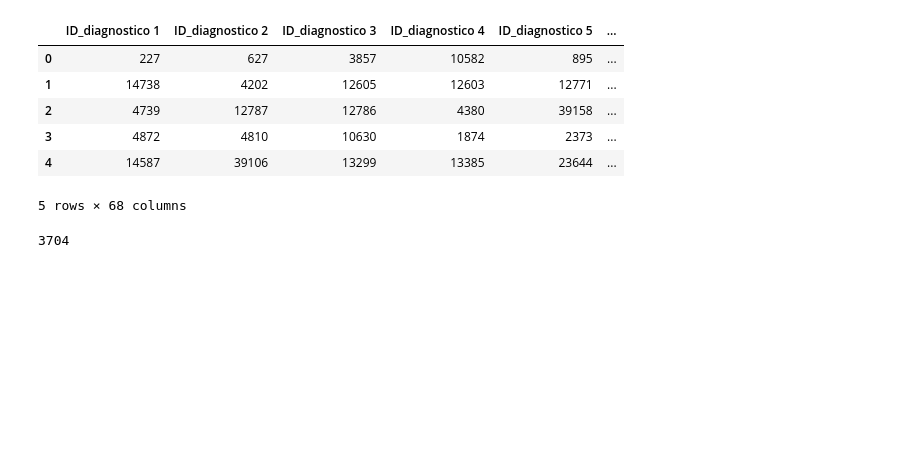
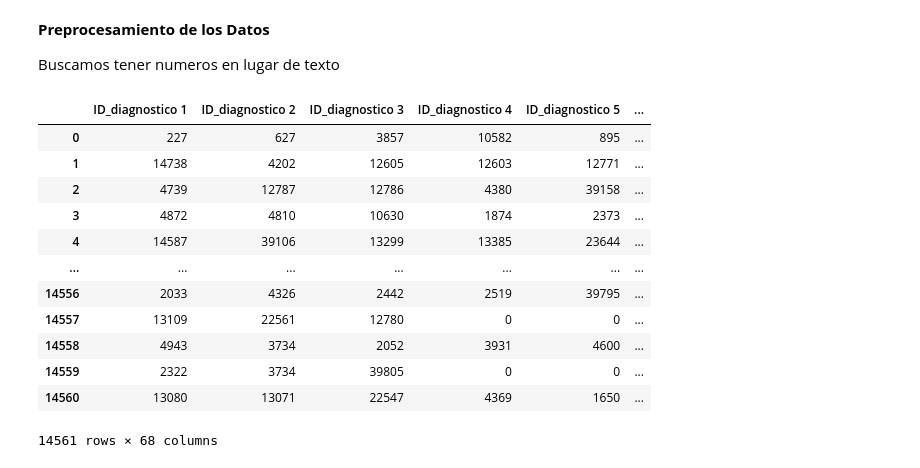
Before and after one commit to NicoElHulk/Proyecto1_ML, a Jupyter notebook: src/main.ipynb, the cells around one changed output. Drawn from its saved outputs; the diff is of its cells as text; code cells hidden in the pictures; blank space fills up the shorter version.

```diff
--- a/src/main.ipynb
+++ b/src/main.ipynb
@@ -3,3 +6,7 @@ import pandas as pd
+# %% [markdown]
+**Preprocesamiento de los Datos**
+
+Buscamos tener numeros en lugar de texto
 # %%
 #predecir los grd mas repetidos (equilibrar los datos)
 
@@ -7,11 +14,14 @@ import pandas as pd
 df = pd.read_csv('../data/dataset_elpino.csv', sep = ';')
 df_diagnosticos = pd.read_csv('../data/CIE-10.csv', sep = ',')
 df_procedimientos = pd.read_excel('../data/CIE-9.xlsx', converters = {'Código': str})
+df_grd = pd.read_csv("../data/Tablas maestras bases GRD.csv")
 
 # Haremos un diccionario para (id diagnostico = numero)
 contador = 1
 diccionario = {'-': 0}
 diccionario_procedimientos = {'-': 0}
+diccionario_grd = {'-': 0}
+
 
 for a in df_diagnosticos['Código']:
     a = a.strip()
@@ -62,38 +72,64 @@ for codigo in df_procedimientos['Código']:
     codigo = codigo.strip()
     diccionario_procedimientos[codigo] = aux
     aux += 1
 
 contador = 1
 for columns in df.iloc[:, 35:65]:
     lista = []
     indice = df.columns.get_loc(columns)
     for a in df[columns]:
         if a == '-':
             lista.append(diccionario_procedimientos[a])
         #####   PREGUNTAR SI ES NORMAL QUE ESTE CODIGO NO ESTE  #####
         elif a.split('-')[0].strip() not in diccionario_procedimientos:
             #print(a.split('-')[0].strip())
             lista.append(0)
         else:
             codigo = a.split('-')[0].strip()
             lista.append(diccionario_procedimientos[codigo])
     #print(lista)
     nombre_columna = f'ID_procedimiento {contador}'
-    df.insert(indice - 1, nombre_columna, lista)
+    df.insert(indice, nombre_columna, lista)
     df.drop(columns, axis = 1, inplace=True)
     contador += 1
 
-df.head()
+'''
+Mantener los IDs de los GRDs como los numeros para identificarlos
+1. Meterse a cada fila
+2. Separar el texto y mantener los IDs
+'''
+
+contador = 1
+
+df_grd.head()
+for a in df_grd["IR- GRD"]:
+    diccionario_grd[a] = contador
+    contador += 1
+
+lista = []
+for a in df['GRD']:
+    id = int(a.split('-')[0].strip())
+    lista.append(diccionario_grd[id])
+
+nombre_columna = 'ID_GRD'
+df.insert(68, nombre_columna, lista)
+df.drop("GRD", axis = 1, inplace=True)
+
+sexo = {'Hombre': 1, 'Mujer': 0}
+df['Sexo (Desc)'] = df['Sexo (Desc)'].map(sexo)
+
+display(df)
 # %% [output]
 |  | ID_diagnostico 1 | ID_diagnostico 2 | ID_diagnostico 3 | ID_diagnostico 4 | ID_diagnostico 5 | ... |
 | 0 | 227 | 627 | 3857 | 10582 | 895 | ... |
 | 1 | 14738 | 4202 | 12605 | 12603 | 12771 | ... |
 | 2 | 4739 | 12787 | 12786 | 4380 | 39158 | ... |
 | 3 | 4872 | 4810 | 10630 | 1874 | 2373 | ... |
 | 4 | 14587 | 39106 | 13299 | 13385 | 23644 | ... |
+| ... | ... | ... | ... | ... | ... | ... |
+| 14556 | 2033 | 4326 | 2442 | 2519 | 39795 | ... |
+| 14557 | 13109 | 22561 | 12780 | 0 | 0 | ... |
+| 14558 | 4943 | 3734 | 2052 | 3931 | 4600 | ... |
+| 14559 | 2322 | 3734 | 39805 | 0 | 0 | ... |
+| 14560 | 13080 | 13071 | 22547 | 4369 | 1650 | ... |
-5 rows × 68 columns
+14561 rows × 68 columns
-# %%
-#diccionario['U08.9']
-diccionario_procedimientos['86.28']
-# %% [output]
-3704
```
Also changed, not shown: parts of 6 cells of this notebook, 2 other files.
